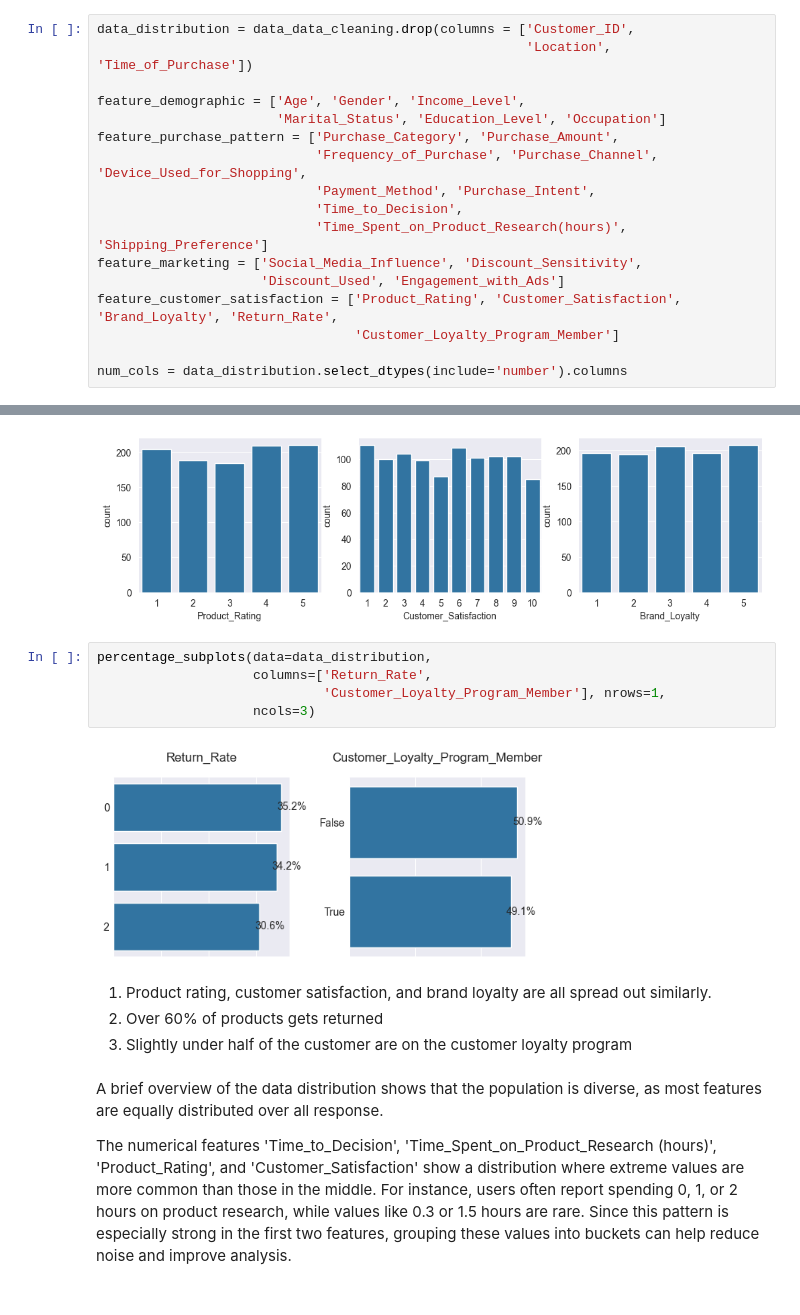
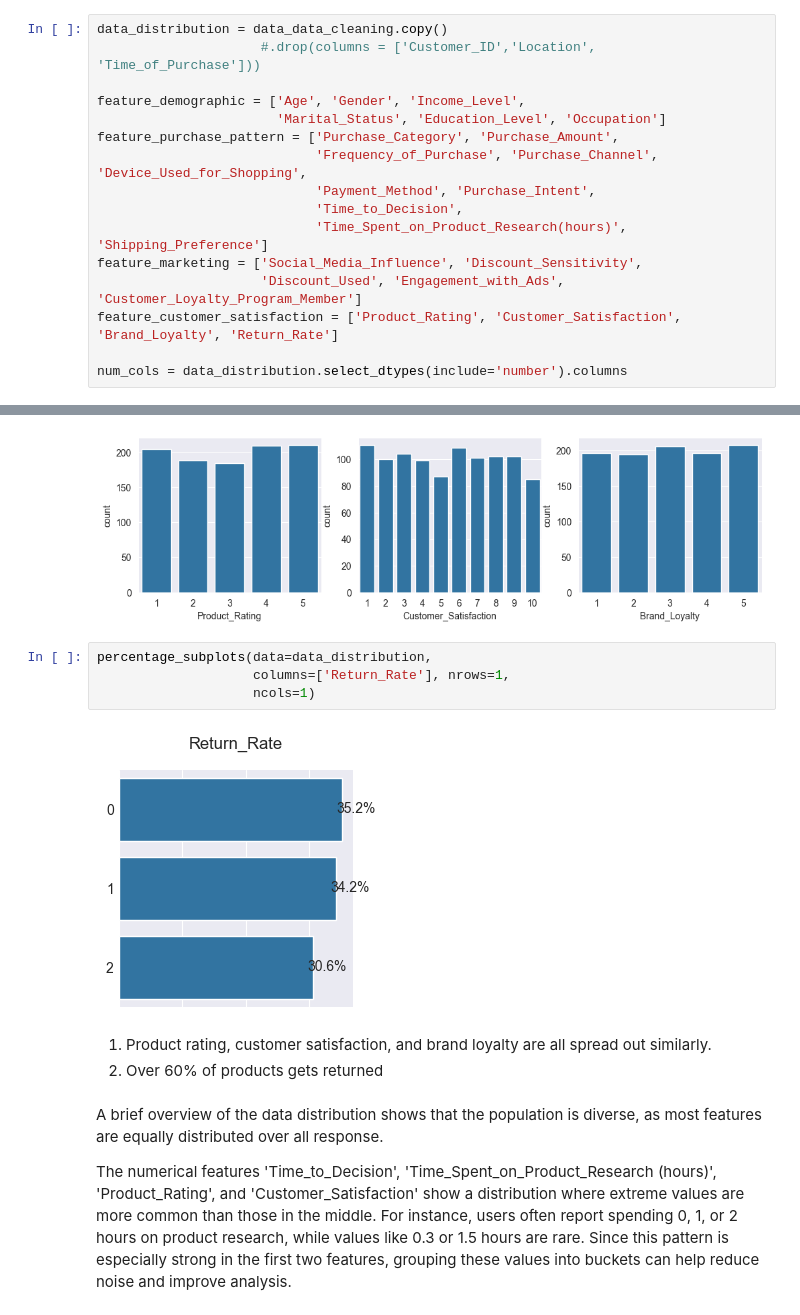
Before and after one commit to CelineChiLamNg/ecommerce_segmentation, a Jupyter notebook: analysis.ipynb, the cells around one changed output, grey strips where cells are left out. Cells and saved outputs as stored; diff of their text form.

```diff
--- a/analysis.ipynb
+++ b/analysis.ipynb
@@ -295,8 +296,8 @@ days).
 # %% [markdown]
 Let's look at the data distribution
 # %%
-data_distribution = data_data_cleaning.drop(columns = ['Customer_ID',
-                                                       'Location', 'Time_of_Purchase'])
+data_distribution = data_data_cleaning.copy()
+                     #.drop(columns = ['Customer_ID','Location', 'Time_of_Purchase']))
 
 feature_demographic = ['Age', 'Gender', 'Income_Level',
                        'Marital_Status', 'Education_Level', 'Occupation']
@@ -306,9 +307,8 @@ feature_purchase_pattern = ['Purchase_Category', 'Purchase_Amount',
                             'Time_to_Decision',
                             'Time_Spent_on_Product_Research(hours)', 'Shipping_Preference']
 feature_marketing = ['Social_Media_Influence', 'Discount_Sensitivity',
-                     'Discount_Used', 'Engagement_with_Ads']
-feature_customer_satisfaction = ['Product_Rating', 'Customer_Satisfaction', 'Brand_Loyalty', 'Return_Rate',
-                                 'Customer_Loyalty_Program_Member']
+                     'Discount_Used', 'Engagement_with_Ads', 'Customer_Loyalty_Program_Member']
+feature_customer_satisfaction = ['Product_Rating', 'Customer_Satisfaction', 'Brand_Loyalty', 'Return_Rate']
 
 num_cols = data_distribution.select_dtypes(include='number').columns
 # %% [markdown]
@@ -409,16 +409,14 @@ for i, col in enumerate(customer_satisfaction_num):
 [figure]
 # %%
 percentage_subplots(data=data_distribution,
-                    columns=['Return_Rate',
-                             'Customer_Loyalty_Program_Member'], nrows=1,
-                    ncols=3)
+                    columns=['Return_Rate'], nrows=1,
+                    ncols=1)
 # %% [output]
-[figure, old version]
+[figure, new version]
 # %% [markdown]
 1. Product rating, customer satisfaction, and brand loyalty are all spread
 out similarly.
 2. Over 60% of products gets returned
-3. Slightly under half of the customer are on the customer loyalty program
 # %% [markdown]
 A brief overview of the data distribution shows that the population is
 diverse, as most features are equally distributed over all response.
```
Also changed, not shown: parts of 43 cells of this notebook, 2 other files.
